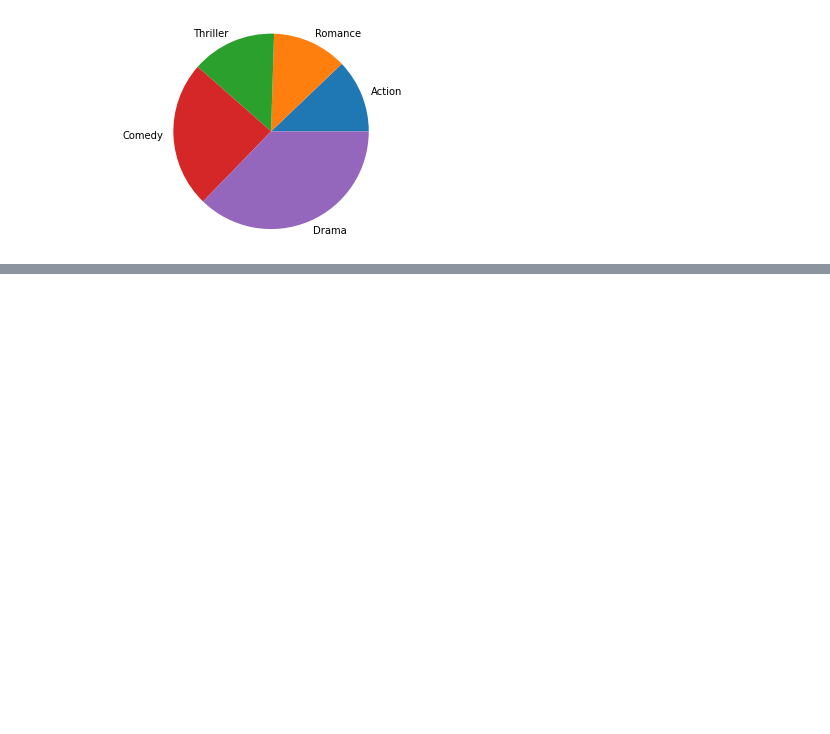
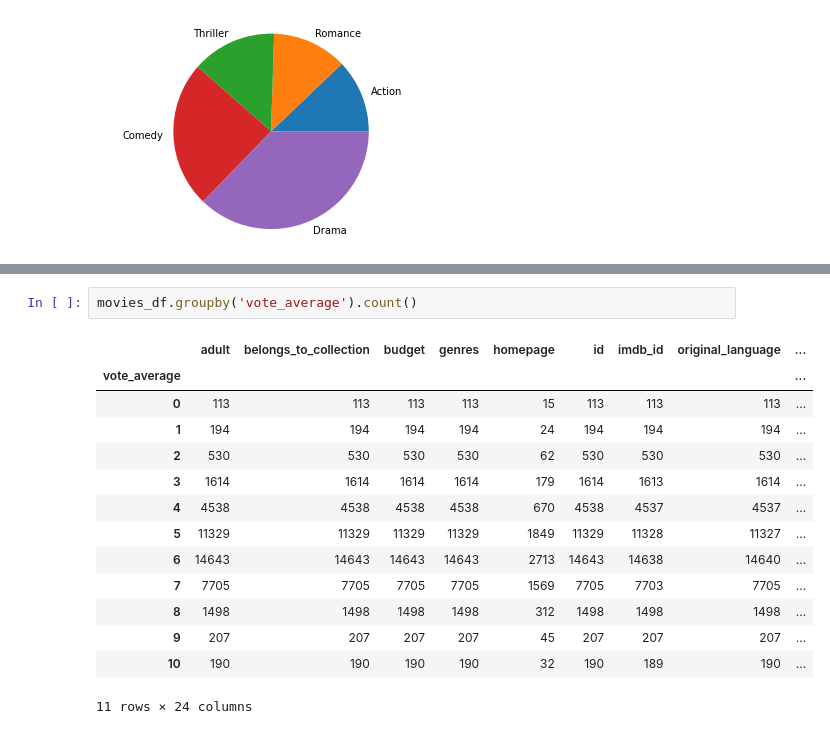
Before and after one commit to N3WBI3Y/Szakdolgozat, a Jupyter notebook: ContentBasedRecommender.ipynb, the cells around one changed output, grey strips where cells are left out. Cells and saved outputs as stored; diff of their text form; blank space fills up the shorter version.

```diff
--- a/ContentBasedRecommender.ipynb
+++ b/ContentBasedRecommender.ipynb
@@ -200,0 +260,17 @@ Name: vote_average, dtype: float64
+# %%
+movies_df.groupby('vote_average').count()
+# %% [output]
+|  | adult | belongs_to_collection | budget | genres | homepage | id | imdb_id | original_language | ... |
+| vote_average |  |  |  |  |  |  |  |  | ... |
+| 0 | 113 | 113 | 113 | 113 | 15 | 113 | 113 | 113 | ... |
+| 1 | 194 | 194 | 194 | 194 | 24 | 194 | 194 | 194 | ... |
+| 2 | 530 | 530 | 530 | 530 | 62 | 530 | 530 | 530 | ... |
+| 3 | 1614 | 1614 | 1614 | 1614 | 179 | 1614 | 1613 | 1614 | ... |
+| 4 | 4538 | 4538 | 4538 | 4538 | 670 | 4538 | 4537 | 4537 | ... |
+| 5 | 11329 | 11329 | 11329 | 11329 | 1849 | 11329 | 11328 | 11327 | ... |
+| 6 | 14643 | 14643 | 14643 | 14643 | 2713 | 14643 | 14638 | 14640 | ... |
+| 7 | 7705 | 7705 | 7705 | 7705 | 1569 | 7705 | 7703 | 7705 | ... |
+| 8 | 1498 | 1498 | 1498 | 1498 | 312 | 1498 | 1498 | 1498 | ... |
+| 9 | 207 | 207 | 207 | 207 | 45 | 207 | 207 | 207 | ... |
+| 10 | 190 | 190 | 190 | 190 | 32 | 190 | 189 | 190 | ... |
+11 rows × 24 columns
```
Also changed, not shown: parts of 20 cells of this notebook.
